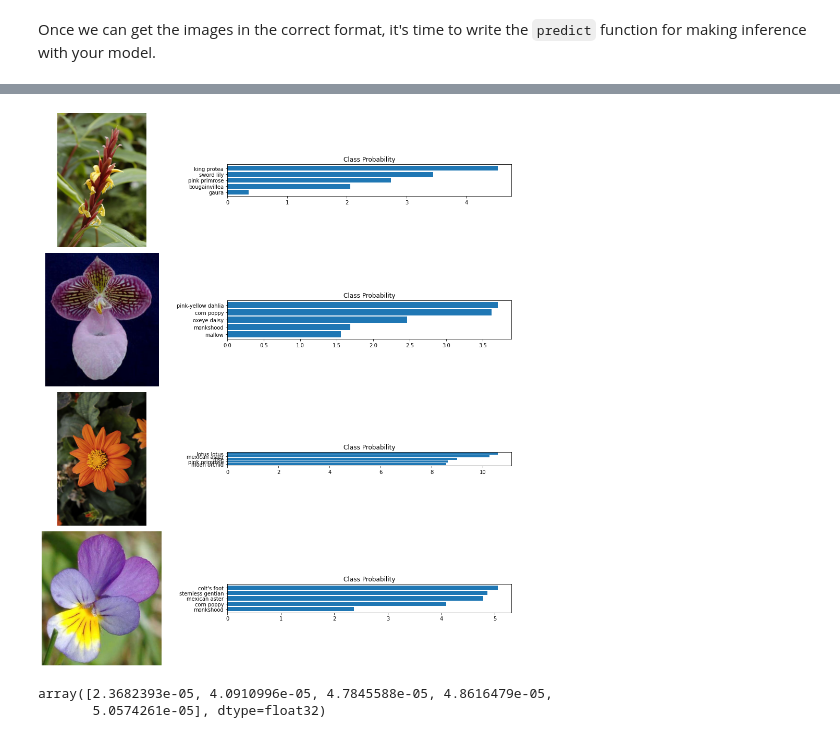
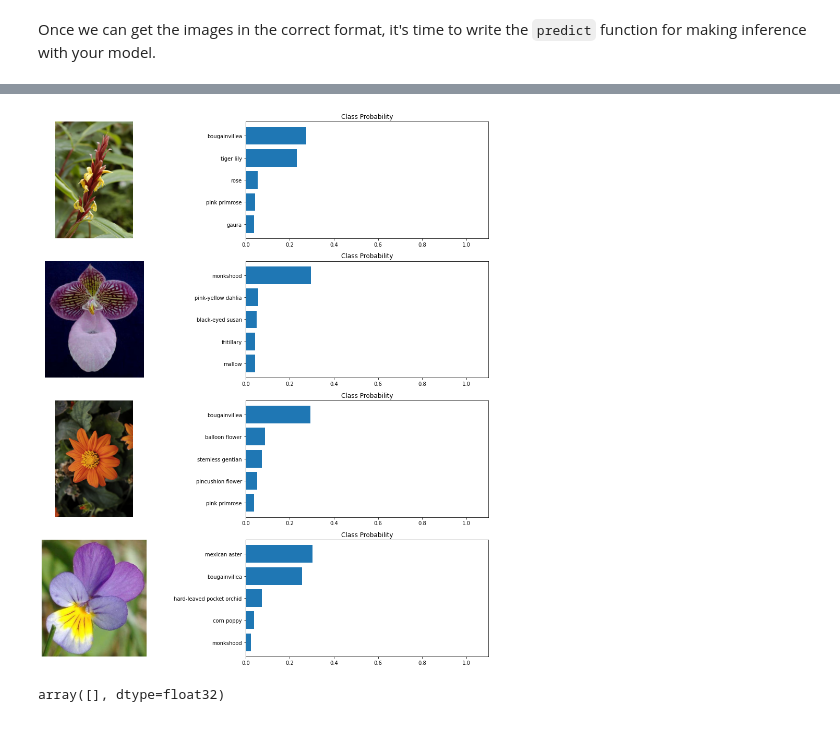
Before and after one commit to omarkhater/image_classifier-application, a Jupyter notebook: Copy_of_Project_Image_Classifier_Project.ipynb, the cells around one changed output, grey strips where cells are left out. Saved outputs shown, nothing was run; the diff lists cells and outputs as text; code cells hidden in the pictures.

```diff
--- a/Copy_of_Project_Image_Classifier_Project.ipynb
+++ b/Copy_of_Project_Image_Classifier_Project.ipynb
@@ -314,7 +321,7 @@ def predict(image_path , model , top_k):
     processed_test_image = process_image(test_image)
     all_probs =  model.predict(np.expand_dims(processed_test_image, axis = 0))
     all_classes = np.argsort(all_probs)
-    probs = all_probs[:,all_classes[:,0:top_k]]
+    probs = all_probs[:,all_classes[:,-top_k:]]
     classes = all_classes[:,0:top_k]
     return probs[0][0], classes[0]
 # %% [markdown]
@@ -340,21 +347,20 @@ test_images = ['cautleya_spicata.jpg', 'hard-leaved_pocket_orchid.jpg', 'orange_
 # %%
 fig, ax = plt.subplots(figsize=(15,15), nrows = len(test_images), ncols=2)
 i = 0
 for imagepath in test_images:
     probs, classes = predict('/content/' + imagepath, model, 5 )
     ax[i][0].imshow(Image.open('/content/' + imagepath), cmap = plt.cm.binary)
     ax[i][0].axis('off')
-    ax[i][1].barh([class_names[str(i)] for i in classes], probs/1e-5)
+    ax[i][1].barh([class_names[str(i)] for i in classes], probs)
     ax[i][1].set_aspect(0.1)
     ax[i][1].set_yticks(np.arange(5))
     ax[i][1].set_title('Class Probability')
-    #ax[i][1].set_xlim(0, 1e-5)
+    ax[i][1].set_xlim(0, 1.1)
     plt.tight_layout()
     i+= 1
 # %% [output]
-[figure, old version]
+[figure, new version]
 # %%
 probs
 # %% [output]
-array([2.3682393e-05, 4.0910996e-05, 4.7845588e-05, 4.8616479e-05,
-       5.0574261e-05], dtype=float32)
+array([], dtype=float32)
```
Also changed, not shown: parts of 6 cells of this notebook.
